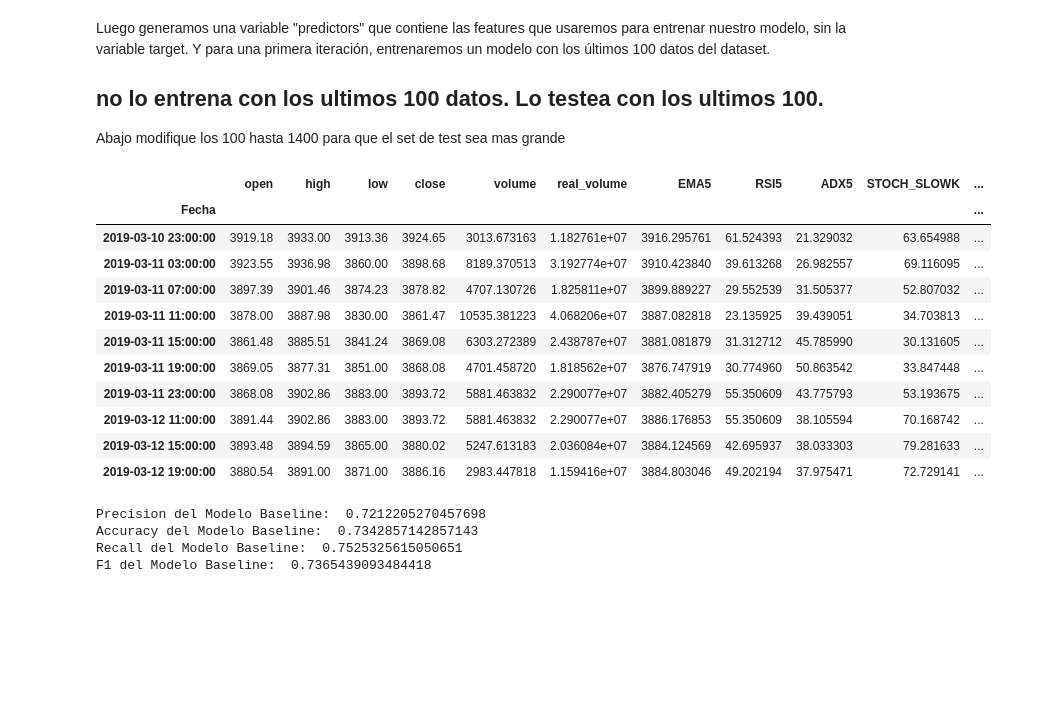
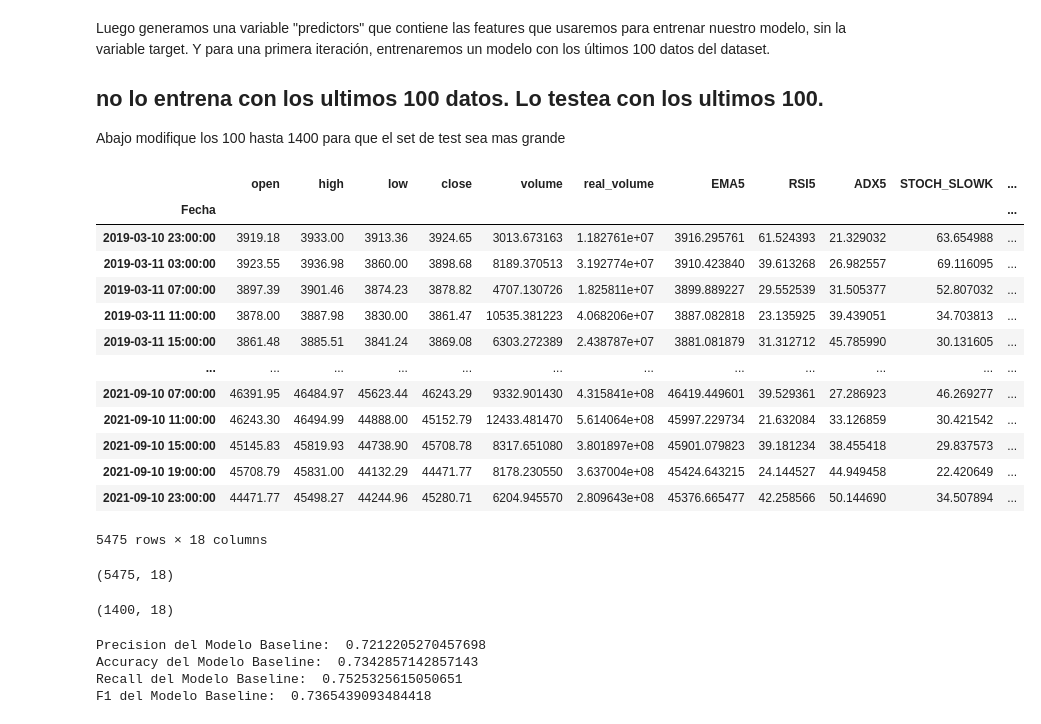
Before and after one commit to diegoflorescba/MentoriaCripto2022-Grupo2, a Jupyter notebook: 3tp_aprendizajeAutomatico/Aprendizaje_supervisado-Diego- fpl-mmm-fpl.ipynb, the cells around one changed output. Saved outputs shown, nothing was run; the diff lists cells and outputs as text; code cells hidden in the pictures; blank space fills up the shorter version.

```diff
--- a/3tp_aprendizajeAutomatico/Aprendizaje_supervisado-Diego- fpl-mmm-fpl.ipynb
+++ b/3tp_aprendizajeAutomatico/Aprendizaje_supervisado-Diego- fpl-mmm-fpl.ipynb
@@ -521,20 +521,30 @@ train = df_btc_prev.iloc[:-1400]
 test = df_btc_prev.iloc[-1400:]
 #pruebo con un porcentaje training/test de 80:20 - Las métricas se mantienen
 # %%
-train.head(10)
+train
 # %% [output]
 |  | open | high | low | close | volume | real_volume | EMA5 | RSI5 | ADX5 | STOCH_SLOWK | ... |
 | Fecha |  |  |  |  |  |  |  |  |  |  | ... |
 | 2019-03-10 23:00:00 | 3919.18 | 3933.00 | 3913.36 | 3924.65 | 3013.673163 | 1.182761e+07 | 3916.295761 | 61.524393 | 21.329032 | 63.654988 | ... |
 | 2019-03-11 03:00:00 | 3923.55 | 3936.98 | 3860.00 | 3898.68 | 8189.370513 | 3.192774e+07 | 3910.423840 | 39.613268 | 26.982557 | 69.116095 | ... |
 | 2019-03-11 07:00:00 | 3897.39 | 3901.46 | 3874.23 | 3878.82 | 4707.130726 | 1.825811e+07 | 3899.889227 | 29.552539 | 31.505377 | 52.807032 | ... |
 | 2019-03-11 11:00:00 | 3878.00 | 3887.98 | 3830.00 | 3861.47 | 10535.381223 | 4.068206e+07 | 3887.082818 | 23.135925 | 39.439051 | 34.703813 | ... |
 | 2019-03-11 15:00:00 | 3861.48 | 3885.51 | 3841.24 | 3869.08 | 6303.272389 | 2.438787e+07 | 3881.081879 | 31.312712 | 45.785990 | 30.131605 | ... |
-| 2019-03-11 19:00:00 | 3869.05 | 3877.31 | 3851.00 | 3868.08 | 4701.458720 | 1.818562e+07 | 3876.747919 | 30.774960 | 50.863542 | 33.847448 | ... |
-| 2019-03-11 23:00:00 | 3868.08 | 3902.86 | 3883.00 | 3893.72 | 5881.463832 | 2.290077e+07 | 3882.405279 | 55.350609 | 43.775793 | 53.193675 | ... |
-| 2019-03-12 11:00:00 | 3891.44 | 3902.86 | 3883.00 | 3893.72 | 5881.463832 | 2.290077e+07 | 3886.176853 | 55.350609 | 38.105594 | 70.168742 | ... |
-| 2019-03-12 15:00:00 | 3893.48 | 3894.59 | 3865.00 | 3880.02 | 5247.613183 | 2.036084e+07 | 3884.124569 | 42.695937 | 38.033303 | 79.281633 | ... |
-| 2019-03-12 19:00:00 | 3880.54 | 3891.00 | 3871.00 | 3886.16 | 2983.447818 | 1.159416e+07 | 3884.803046 | 49.202194 | 37.975471 | 72.729141 | ... |
+| ... | ... | ... | ... | ... | ... | ... | ... | ... | ... | ... | ... |
+| 2021-09-10 07:00:00 | 46391.95 | 46484.97 | 45623.44 | 46243.29 | 9332.901430 | 4.315841e+08 | 46419.449601 | 39.529361 | 27.286923 | 46.269277 | ... |
+| 2021-09-10 11:00:00 | 46243.30 | 46494.99 | 44888.00 | 45152.79 | 12433.481470 | 5.614064e+08 | 45997.229734 | 21.632084 | 33.126859 | 30.421542 | ... |
+| 2021-09-10 15:00:00 | 45145.83 | 45819.93 | 44738.90 | 45708.78 | 8317.651080 | 3.801897e+08 | 45901.079823 | 39.181234 | 38.455418 | 29.837573 | ... |
+| 2021-09-10 19:00:00 | 45708.79 | 45831.00 | 44132.29 | 44471.77 | 8178.230550 | 3.637004e+08 | 45424.643215 | 24.144527 | 44.949458 | 22.420649 | ... |
+| 2021-09-10 23:00:00 | 44471.77 | 45498.27 | 44244.96 | 45280.71 | 6204.945570 | 2.809643e+08 | 45376.665477 | 42.258566 | 50.144690 | 34.507894 | ... |
+5475 rows × 18 columns
+# %%
+train.shape
+# %% [output]
+(5475, 18)
+# %%
+test.shape
+# %% [output]
+(1400, 18)
 # %%
 #Calculamos el score del modelo Baseline
 
```
Also changed, not shown: parts of 11 cells of this notebook.
